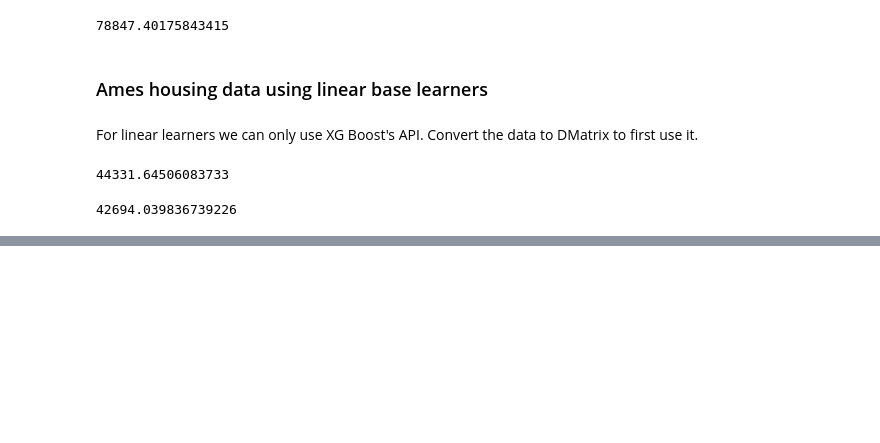
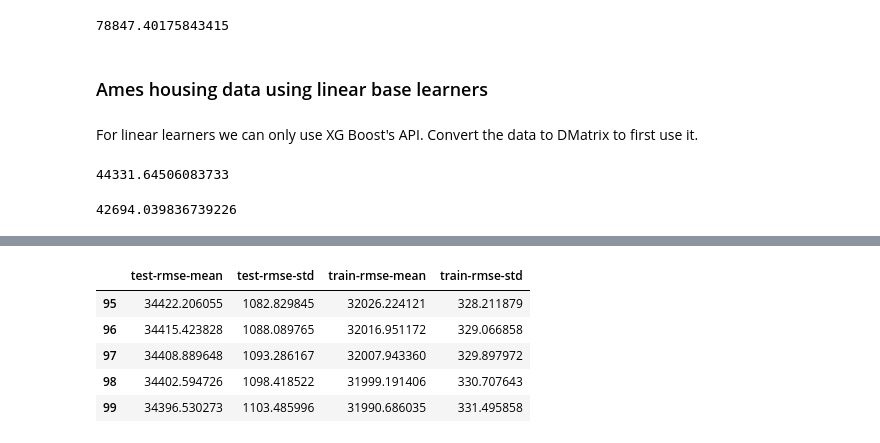
Before and after one commit to sushant2811/NLPandDeepLearning, a Jupyter notebook: XGBoost.ipynb, the cells around one changed output, grey strips where cells are left out. Saved outputs shown, nothing was run; the diff lists cells and outputs as text; code cells hidden in the pictures; blank space fills up the shorter version.

```diff
--- a/XGBoost.ipynb
+++ b/XGBoost.ipynb
@@ -84,0 +122,9 @@ np.sqrt(mean_squared_error(y_train, pred_linear_train))
+# %%
+cv_results_linear.tail()
+# %% [output]
+|  | test-rmse-mean | test-rmse-std | train-rmse-mean | train-rmse-std |
+| 95 | 34422.206055 | 1082.829845 | 32026.224121 | 328.211879 |
+| 96 | 34415.423828 | 1088.089765 | 32016.951172 | 329.066858 |
+| 97 | 34408.889648 | 1093.286167 | 32007.943360 | 329.897972 |
+| 98 | 34402.594726 | 1098.418522 | 31999.191406 | 330.707643 |
+| 99 | 34396.530273 | 1103.485996 | 31990.686035 | 331.495858 |
```
Also changed, not shown: parts of 9 cells of this notebook.
